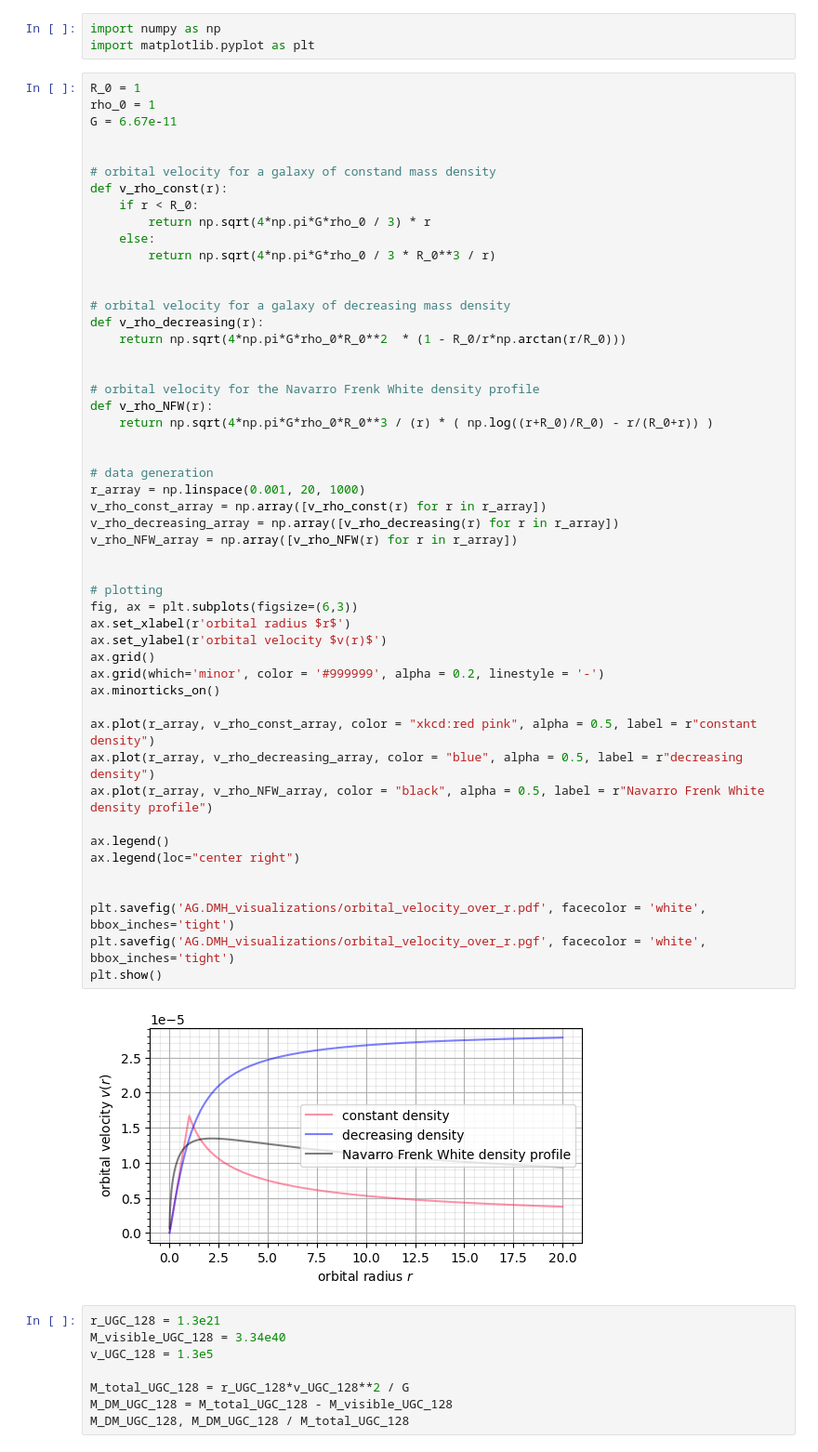
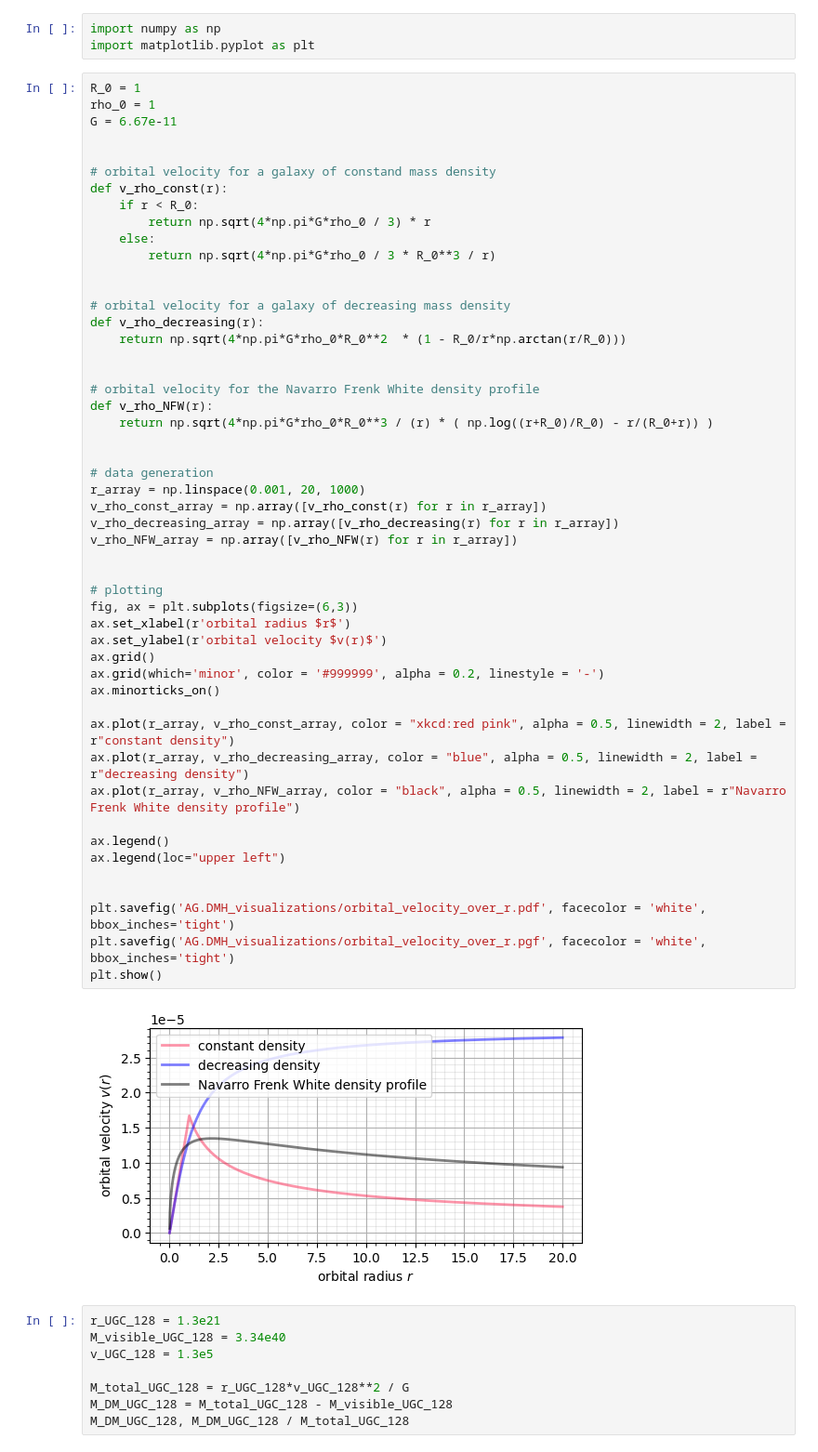
Before and after one commit to CVC97/ALC-24-25, a Jupyter notebook: AG.DMH_dark_matter_halos/ag.dmh_dark_matter_halos.ipynb, the cells around one changed output. Shown at 93% size. Cells and saved outputs as stored; diff of their text form.

Commit message:
AG.DMH: first figures made.

```diff
--- a/AG.DMH_dark_matter_halos/ag.dmh_dark_matter_halos.ipynb
+++ b/AG.DMH_dark_matter_halos/ag.dmh_dark_matter_halos.ipynb
@@ -21,38 +21,38 @@ def v_rho_decreasing(r):
 
 
 # orbital velocity for the Navarro Frenk White density profile
 def v_rho_NFW(r):
     return np.sqrt(4*np.pi*G*rho_0*R_0**3 / (r) * ( np.log((r+R_0)/R_0) - r/(R_0+r)) )
 
 
 # data generation
 r_array = np.linspace(0.001, 20, 1000)
 v_rho_const_array = np.array([v_rho_const(r) for r in r_array])
 v_rho_decreasing_array = np.array([v_rho_decreasing(r) for r in r_array])
 v_rho_NFW_array = np.array([v_rho_NFW(r) for r in r_array])
 
 
 # plotting
 fig, ax = plt.subplots(figsize=(6,3))
 ax.set_xlabel(r'orbital radius $r$')
 ax.set_ylabel(r'orbital velocity $v(r)$')
 ax.grid()
 ax.grid(which='minor', color = '#999999', alpha = 0.2, linestyle = '-')
 ax.minorticks_on()
 
-ax.plot(r_array, v_rho_const_array, color = "xkcd:red pink", alpha = 0.5, label = r"constant density")
-ax.plot(r_array, v_rho_decreasing_array, color = "blue", alpha = 0.5, label = r"decreasing density")
-ax.plot(r_array, v_rho_NFW_array, color = "black", alpha = 0.5, label = r"Navarro Frenk White density profile")
+ax.plot(r_array, v_rho_const_array, color = "xkcd:red pink", alpha = 0.5, linewidth = 2, label = r"constant density")
+ax.plot(r_array, v_rho_decreasing_array, color = "blue", alpha = 0.5, linewidth = 2, label = r"decreasing density")
+ax.plot(r_array, v_rho_NFW_array, color = "black", alpha = 0.5, linewidth = 2, label = r"Navarro Frenk White density profile")
 
 ax.legend()
-ax.legend(loc="center right")
+ax.legend(loc="upper left")
 
 
 plt.savefig('AG.DMH_visualizations/orbital_velocity_over_r.pdf', facecolor = 'white', bbox_inches='tight')
 plt.savefig('AG.DMH_visualizations/orbital_velocity_over_r.pgf', facecolor = 'white', bbox_inches='tight')
 plt.show()
 # %% [output]
-[figure, old version]
+[figure, new version]
 # %%
 r_UGC_128 = 1.3e21
 M_visible_UGC_128 = 3.34e40
```
Also changed, not shown: 18 other files.
